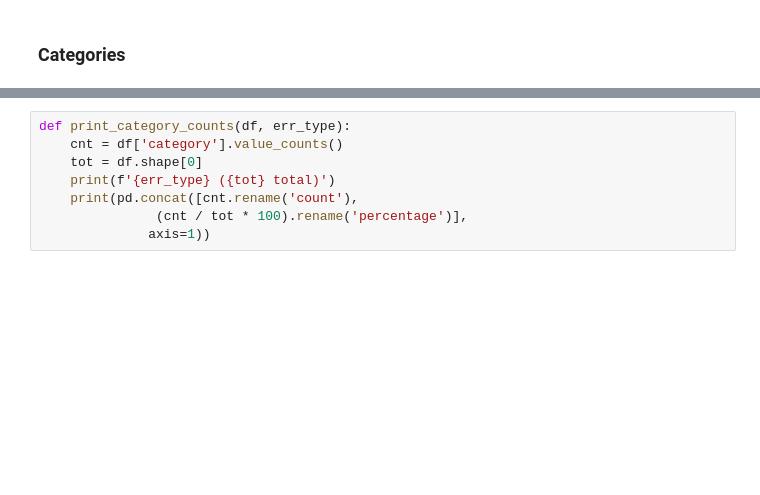
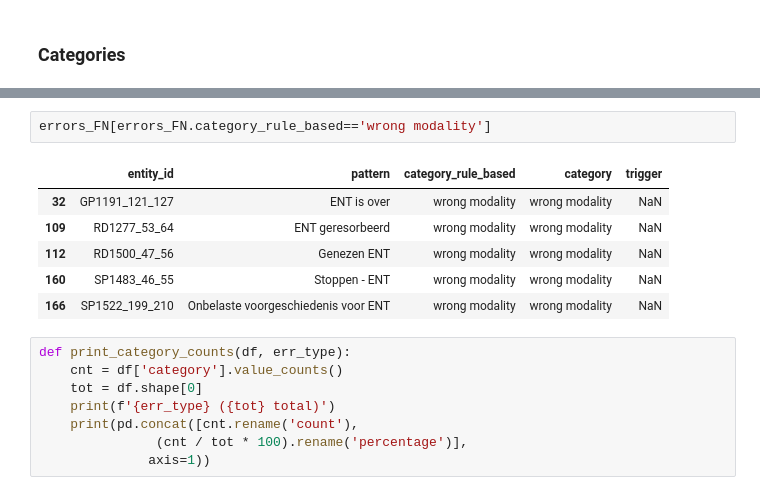
Before and after one commit to umcu/negation-detection, a Jupyter notebook: 02_error_analysis.ipynb, the cells around one changed output, grey strips where cells are left out. Cells and saved outputs as stored; diff of their text form; blank space fills up the shorter version.

```diff
--- a/02_error_analysis.ipynb
+++ b/02_error_analysis.ipynb
@@ -459,3 +553,12 @@ errors_FN.head()
+# %%
+errors_FN[errors_FN.category_rule_based=='wrong modality']
+# %% [output]
+|  | entity_id | pattern | category_rule_based | category | trigger |
+| 32 | GP1191_121_127 | ENT is over | wrong modality | wrong modality | NaN |
+| 109 | RD1277_53_64 | ENT geresorbeerd | wrong modality | wrong modality | NaN |
+| 112 | RD1500_47_56 | Genezen ENT | wrong modality | wrong modality | NaN |
+| 160 | SP1483_46_55 | Stoppen - ENT | wrong modality | wrong modality | NaN |
+| 166 | SP1522_199_210 | Onbelaste voorgeschiedenis voor ENT | wrong modality | wrong modality | NaN |
 # %%
 def print_category_counts(df, err_type):
     cnt = df['category'].value_counts()
```
Also changed, not shown: parts of 16 cells of this notebook, 17 other files.
